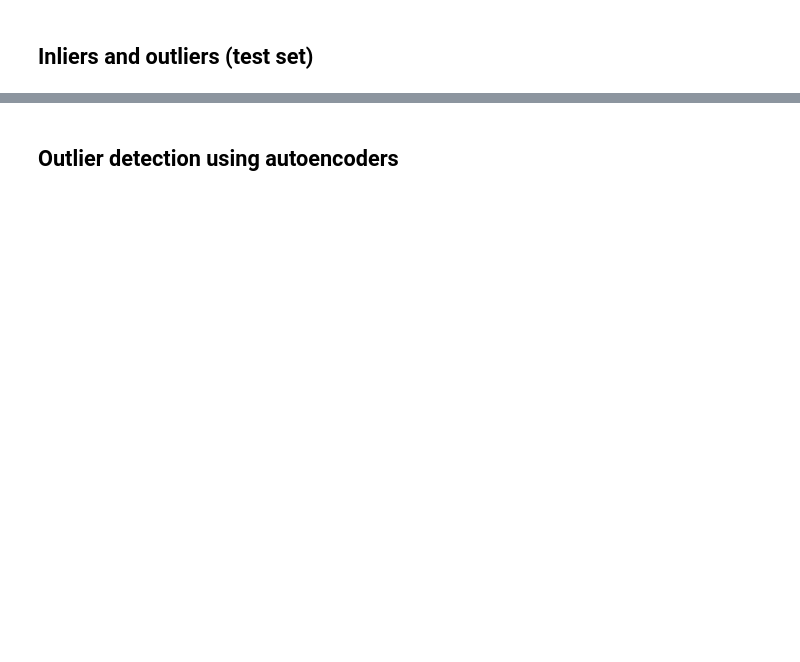
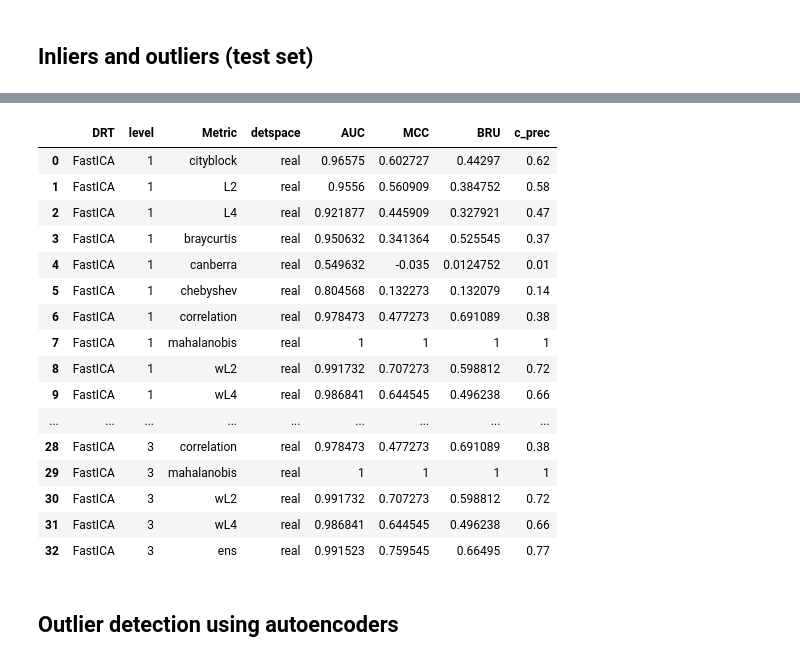
Before and after one commit to vafaei-ar/drama, a Jupyter notebook: notebooks/novility_detection.ipynb, the cells around one changed output, grey strips where cells are left out. Cells and saved outputs as stored; diff of their text form; code cells hidden in the pictures; blank space fills up the shorter version.

```diff
--- a/notebooks/novility_detection.ipynb
+++ b/notebooks/novility_detection.ipynb
@@ -76,0 +206,5 @@ for i in range(n_outlier_signals):
+# %%
+X_train, y_train, X, y = mce.synt_unbalanced(train_data = train_data,test_data = test_data,
+                                    sigma = noise, n_ftrs = n_ftrs)
+
+true_outliers = np.in1d(y,sig_list[8:])
@@ -77,3 +219,23 @@ for i in range(n_outlier_signals):
+# %%
+df
+# %% [output]
+|  | DRT | level | Metric | detspace | AUC | MCC | BRU | c_prec |
+| 0 | FastICA | 1 | cityblock | real | 0.96575 | 0.602727 | 0.44297 | 0.62 |
+| 1 | FastICA | 1 | L2 | real | 0.9556 | 0.560909 | 0.384752 | 0.58 |
+| 2 | FastICA | 1 | L4 | real | 0.921877 | 0.445909 | 0.327921 | 0.47 |
+| 3 | FastICA | 1 | braycurtis | real | 0.950632 | 0.341364 | 0.525545 | 0.37 |
+| 4 | FastICA | 1 | canberra | real | 0.549632 | -0.035 | 0.0124752 | 0.01 |
+| 5 | FastICA | 1 | chebyshev | real | 0.804568 | 0.132273 | 0.132079 | 0.14 |
+| 6 | FastICA | 1 | correlation | real | 0.978473 | 0.477273 | 0.691089 | 0.38 |
+| 7 | FastICA | 1 | mahalanobis | real | 1 | 1 | 1 | 1 |
+| 8 | FastICA | 1 | wL2 | real | 0.991732 | 0.707273 | 0.598812 | 0.72 |
+| 9 | FastICA | 1 | wL4 | real | 0.986841 | 0.644545 | 0.496238 | 0.66 |
+| ... | ... | ... | ... | ... | ... | ... | ... | ... |
+| 28 | FastICA | 3 | correlation | real | 0.978473 | 0.477273 | 0.691089 | 0.38 |
+| 29 | FastICA | 3 | mahalanobis | real | 1 | 1 | 1 | 1 |
+| 30 | FastICA | 3 | wL2 | real | 0.991732 | 0.707273 | 0.598812 | 0.72 |
+| 31 | FastICA | 3 | wL4 | real | 0.986841 | 0.644545 | 0.496238 | 0.66 |
+| 32 | FastICA | 3 | ens | real | 0.991523 | 0.759545 | 0.66495 | 0.77 |
 # %% [markdown]
 ## Outlier detection using autoencoders
 # %%
```
Also changed, not shown: parts of 16 cells of this notebook, 3 other files.
